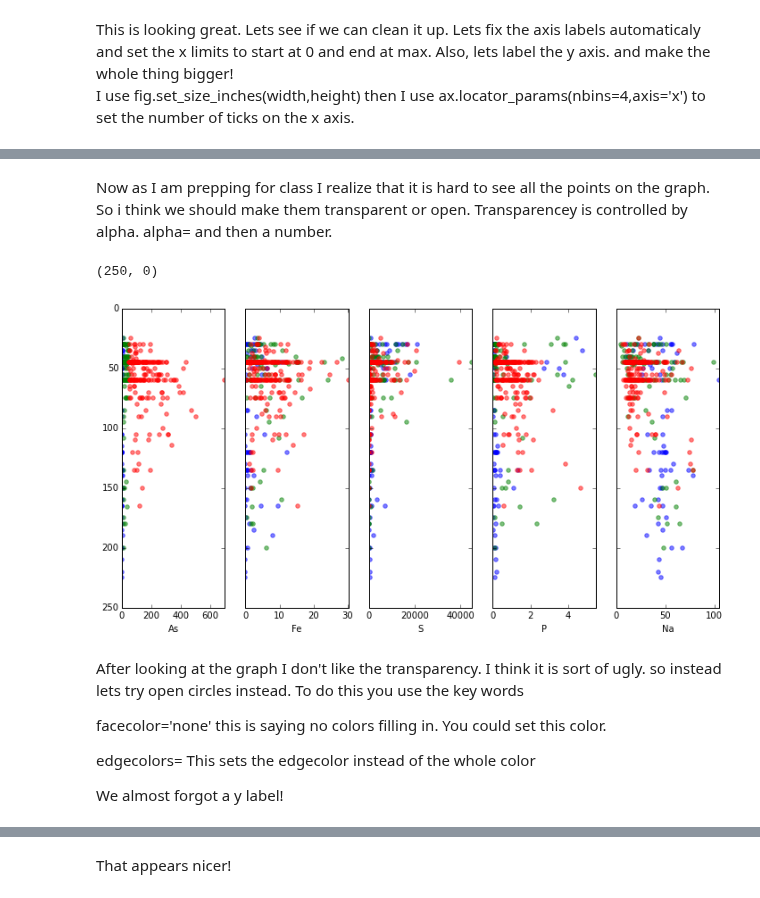
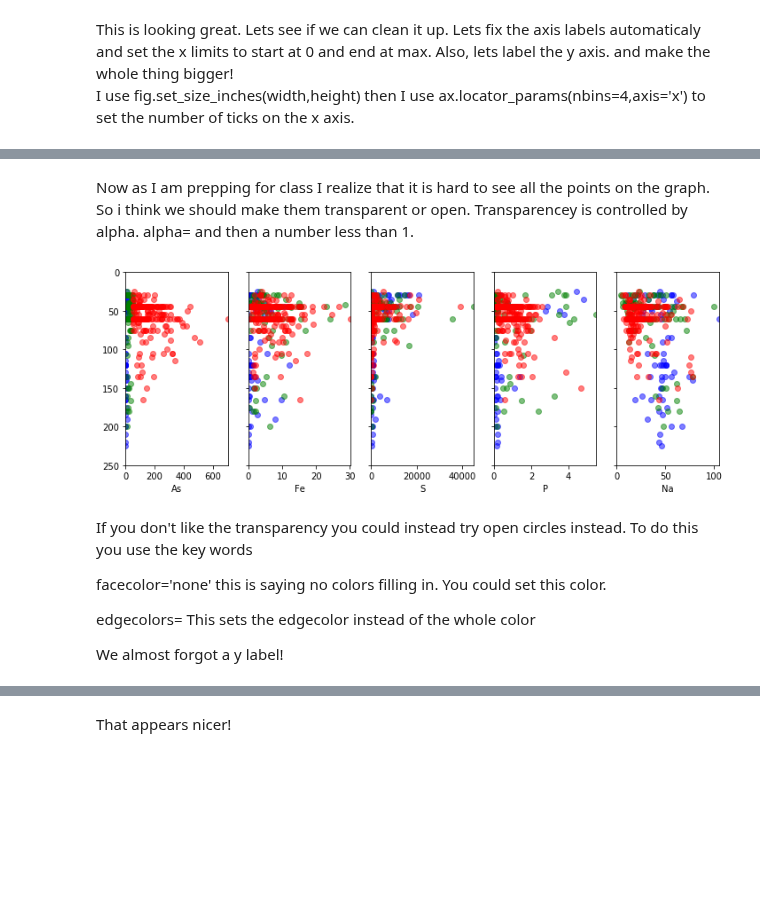
Before and after one commit to bmaillou/BigDataPython, a Jupyter notebook: pandas_well_data_part2.ipynb, the cells around one changed output, grey strips where cells are left out. Drawn from its saved outputs; the diff is of its cells as text; code cells hidden in the pictures; blank space fills up the shorter version.

```diff
--- a/pandas_well_data_part2.ipynb
+++ b/pandas_well_data_part2.ipynb
@@ -28,3 +28,3 @@ u'C:\\work-teaching\\python\\fall16\\BigDataPython'
 # %%
-well_data=pd.read_csv('well_data.csv')
+df_well_data=pd.read_csv('well_data.csv')
 # %% [markdown]
@@ -421,7 +446,7 @@ Now instead of printing lets call the correct ax and plot the elements.
 elems=['As','Fe','S']
 fig, ax = plt.subplots(1, len(elems), sharey=True)
 for count,elem in enumerate(elems):
-    ax[count].scatter(well_data[elem][well_data.As<10],well_data.Depth[well_data.As<10],color='b',label='<10')
+    ax[count].scatter(df_well_data[elem][df_well_data.As<10],df_well_data.Depth[df_well_data.As<10],color='b',label='<10')
 ax[0].set_ylim([250,0])
 # %% [output]
 (250, 0)
@@ -447,15 +472,15 @@ then I use ax.locator_params(nbins=4,axis='x') to set the number of ticks on the
 # %%
 elems=['As','Fe','S']
 fig, ax = plt.subplots(1, len(elems), sharey=True)
-fig.set_size_inches(10,6)
+fig.set_size_inches(8,4)
 for count,elem in enumerate(elems):
-    ax[count].scatter(well_data[elem][well_data.As<10],well_data.Depth[well_data.As<10],color='b',label='<10')
-    ax[count].scatter(well_data[elem][np.logical_and(well_data.As>=10,well_data.As<=50)],\
-                      well_data.Depth[np.logical_and(well_data.As>=10,well_data.As<=50)],color='g',label='<10')
-    ax[count].scatter(well_data[elem][well_data.As>50],well_data.Depth[well_data.As>50],color='r',label='<10')
+    ax[count].scatter(df_well_data[elem][df_well_data.As<10],df_well_data.Depth[df_well_data.As<10],color='b',label='<10')
+    ax[count].scatter(df_well_data[elem][np.logical_and(df_well_data.As>=10,df_well_data.As<=50)],\
+                      df_well_data.Depth[np.logical_and(df_well_data.As>=10,df_well_data.As<=50)],color='g',label='<10')
+    ax[count].scatter(df_well_data[elem][df_well_data.As>50],df_well_data.Depth[df_well_data.As>50],color='r',label='<10')
 
     ax[count].set_xlabel(elem) #labels with the element
-    ax[count].set_xlim(0,np.max(well_data[elem])) #sets the limit to the maximum
+    ax[count].set_xlim(0,np.max(df_well_data[elem])) #sets the limit to the maximum
     ax[count].locator_params(nbins=4,axis='x')  #gives us 4 ticks marks on the x axies
 
 ax[0].set_ylim([250,0])
@@ -467,16 +493,17 @@ To prove this works add two more parameters to elem.
 # %%
 elems=['As','Fe','S','P','Na']
 fig, ax = plt.subplots(1, len(elems), sharey=True)
-fig.set_size_inches(12,6)
+fig.set_size_inches(12,4)
 for count,elem in enumerate(elems):
-    ax[count].scatter(well_data[elem][well_data.As<10],well_data.Depth[well_data.As<10],color='b',label='<10')
-    ax[count].scatter(well_data[elem][np.logical_and(well_data.As>=10,well_data.As<=50)],\
-                      well_data.Depth[np.logical_and(well_data.As>=10,well_data.As<=50)],color='g',label='<10')
-    ax[count].scatter(well_data[elem][well_data.As>50],well_data.Depth[well_data.As>50],color='r',label='<10')
+    ax[count].scatter(df_well_data[elem][df_well_data.As<10],df_well_data.Depth[df_well_data.As<10],color='b',label='<10')
+    ax[count].scatter(df_well_data[elem][np.logical_and(df_well_data.As>=10,df_well_data.As<=50)],\
+                      df_well_data.Depth[np.logical_and(df_well_data.As>=10,df_well_data.As<=50)],color='g',label='<10')
+    ax[count].scatter(df_well_data[elem][df_well_data.As>50],df_well_data.Depth[df_well_data.As>50],color='r',label='<10')
 
     ax[count].set_xlabel(elem) #labels with the element
-    ax[count].set_xlim(0,np.max(well_data[elem])) #sets the limit to the maximum
+    ax[count].set_xlim(0,np.max(df_well_data[elem])) #sets the limit to the maximum
     ax[count].locator_params(nbins=4,axis='x')  #gives us 4 ticks marks on the x axies
 
 ax[0].set_ylim([250,0])
+fig.savefig('namemyfig.png')
 # %% [output]
@@ -485,25 +511,26 @@ ax[0].set_ylim([250,0])
 # %% [markdown]
-Now as I am prepping for class I realize that it is hard to see all the points on the graph.  So i think we should make them transparent or open.  Transparencey is controlled by alpha.  alpha= and then a number.
+Now as I am prepping for class I realize that it is hard to see all the points on the graph.  So i think we should make them transparent or open.  Transparencey is controlled by alpha.  alpha= and then a number less than 1.
 # %%
+
 elems=['As','Fe','S','P','Na']
 fig, ax = plt.subplots(1, len(elems), sharey=True)
-fig.set_size_inches(12,6)
+fig.set_size_inches(12,4)
 for count,elem in enumerate(elems):
-    ax[count].scatter(well_data[elem][well_data.As<10],well_data.Depth[well_data.As<10],color='b',label='<10',alpha=0.5)
-    ax[count].scatter(well_data[elem][np.logical_and(well_data.As>=10,well_data.As<=50)],\
-                      well_data.Depth[np.logical_and(well_data.As>=10,well_data.As<=50)],color='g',label='<10',alpha=0.5)
-    ax[count].scatter(well_data[elem][well_data.As>50],well_data.Depth[well_data.As>50],color='r',label='<10',alpha=0.5)
+    ax[count].scatter(df_well_data[elem][df_well_data.As<10],df_well_data.Depth[df_well_data.As<10],color='b',label='<10',alpha=0.5)
+    ax[count].scatter(df_well_data[elem][np.logical_and(df_well_data.As>=10,df_well_data.As<=50)],\
+                      df_well_data.Depth[np.logical_and(df_well_data.As>=10,df_well_data.As<=50)],color='g',label='<10',alpha=0.5)
+    ax[count].scatter(df_well_data[elem][df_well_data.As>50],df_well_data.Depth[df_well_data.As>50],color='r',label='<10',alpha=0.5)
 
     ax[count].set_xlabel(elem) #labels with the element
-    ax[count].set_xlim(0,np.max(well_data[elem])) #sets the limit to the maximum
+    ax[count].set_xlim(0,np.max(df_well_data[elem])) #sets the limit to the maximum
     ax[count].locator_params(nbins=4,axis='x')  #gives us 4 ticks marks on the x axies
 
 ax[0].set_ylim([250,0])
+fig.savefig('namemyfig.png')
 # %% [output]
-(250, 0)
-[figure, old version]
+[figure, new version]
 # %% [markdown]
-After looking at the graph I don't like the transparency.  I think it is sort of ugly.  so instead lets try open circles instead.  To do this you use the key words
+If you don't like the transparency you could instead try open circles instead.  To do this you use the key words
 
 facecolor='none'  this is saying no colors filling in.  You could set this color.
 
```
Also changed, not shown: parts of 44 cells of this notebook.
